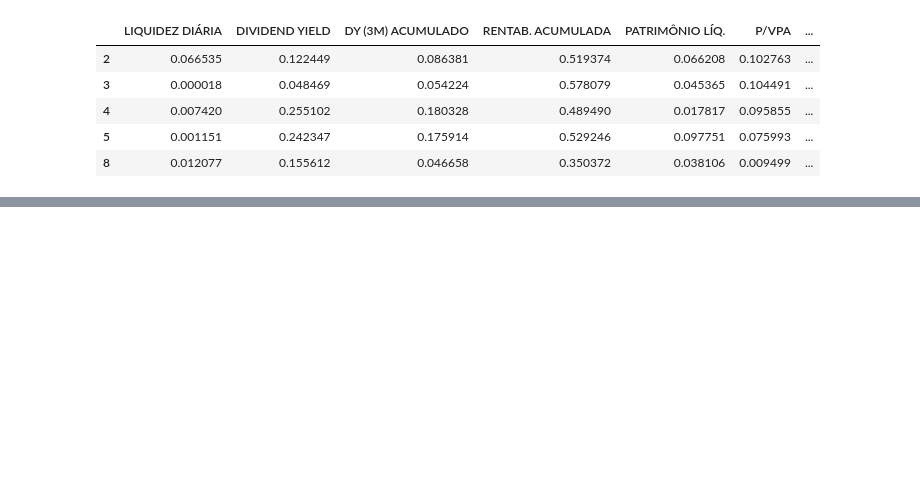
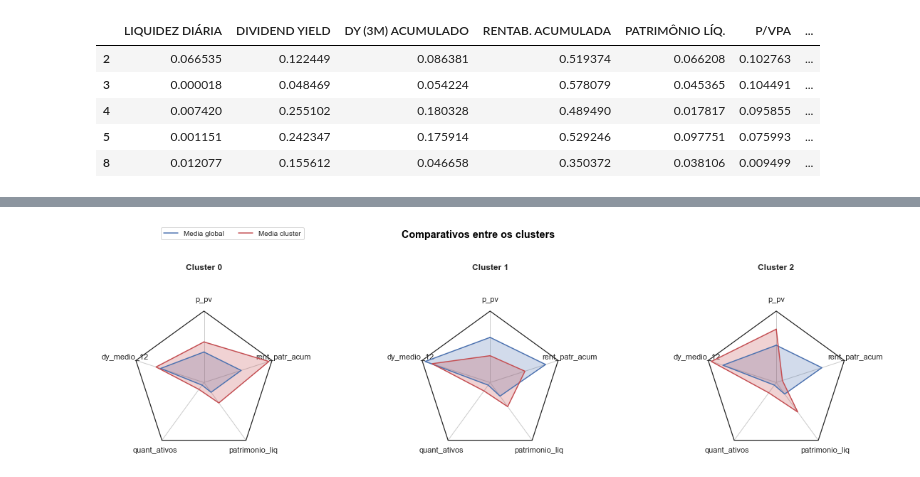
Before and after one commit to oliveiratiano/funds_explorer, a Jupyter notebook: agrupamento.ipynb, the cells around one changed output, grey strips where cells are left out. Saved outputs shown, nothing was run; the diff lists cells and outputs as text; code cells hidden in the pictures; blank space fills up the shorter version.

Commit message:
Inclusao de radares

```diff
--- a/agrupamento.ipynb
+++ b/agrupamento.ipynb
@@ -21,6 +21,7 @@ df.columns = [str.replace('\n', ' ') for str in df.columns]
 df_variaveis = df.drop(['CÓDIGO DO FUNDO', 'SETOR'], axis = 1)
 locale.setlocale(locale.LC_NUMERIC, '')
 df_variaveis = df_variaveis.replace(r'[R\$ %\n]', '', regex = True).astype(str).applymap(locale.atof)
+df_full = df_variaveis.copy()
 corr_matrix = df_variaveis.corr().abs()
 corr_matrix = df_variaveis.corr().abs()
 upper = corr_matrix.where(np.triu(np.ones(corr_matrix.shape), k=1).astype(np.bool))
@@ -110,0 +114,98 @@ plt.show()
+# %%
+import radar
+
+df_variaveis = df_variaveis.reset_index().set_index('index')
+X_p = (pd.merge(X_tr.reset_index().set_index('index'),
+          df_full.reset_index().set_index('index'), how='inner',
+          left_on='index', right_on='index').fillna(0).loc[:,
+                                                           ['DY (12M) MÉDIA',
+                                                            'P/VPA_y',
+                                                            'QUANTIDADE ATIVOS_y',
+                                                            'PATRIMÔNIO LÍQ._y',
+                                                            'RENTAB. PATR. ACUMULADA_y',
+                                                            'clusters']]).reset_index()
+
+X_p.columns = ['index','p_pv', 'dy_medio_12', 'quant_ativos', 'patrimonio_liq', 'rent_patr_acum','clusters']
+for i in range(1, X_p.shape[1]-1):
+    minimo = np.min(X_p.iloc[:,i])
+    maximo = np.max(X_p.iloc[:,i])
+    X_p.iloc[:,i] = X_p.iloc[:,i].apply(lambda x: (x-minimo)/(maximo-minimo))
+medios = [X_p['p_pv'].mean(),
+          X_p['dy_medio_12'].mean(),
+          X_p['quant_ativos'].mean(),
+          X_p['patrimonio_liq'].mean(),
+          X_p['rent_patr_acum'].mean()]
+def escalar_coluna(X_p, coluna, cluster):
+    minimo = np.min(X_p.loc[X_p.clusters == cluster, coluna])
+    maximo = np.max(X_p.loc[X_p.clusters == cluster, coluna])
+    X_p.loc[X_p.clusters == cluster, coluna] = (X_p.loc[X_p.clusters == cluster, coluna]
+                                                .apply(lambda x: (x-minimo)/(maximo-minimo)))
+[escalar_coluna(X_p, coluna, 0) for coluna in ['p_pv','dy_medio_12', 'quant_ativos', 'patrimonio_liq', 'rent_patr_acum']]
+medios_0 = [X_p.loc[X_p.clusters == 0, 'p_pv'].mean(),
+            X_p.loc[X_p.clusters == 0,'dy_medio_12'].mean(),
+            X_p.loc[X_p.clusters == 0,'quant_ativos'].mean(),
+            X_p.loc[X_p.clusters == 0,'patrimonio_liq'].mean(),
+            X_p.loc[X_p.clusters == 0,'rent_patr_acum'].mean()]
+[escalar_coluna(X_p, coluna, 1) for coluna in ['p_pv','dy_medio_12', 'quant_ativos', 'patrimonio_liq', 'rent_patr_acum']]
+medios_1 = [X_p.loc[X_p.clusters == 1, 'p_pv'].mean(),
+            X_p.loc[X_p.clusters == 1,'dy_medio_12'].mean(),
+            X_p.loc[X_p.clusters == 1,'quant_ativos'].mean(),
+            X_p.loc[X_p.clusters == 1,'patrimonio_liq'].mean(),
+            X_p.loc[X_p.clusters == 1,'rent_patr_acum'].mean()]
+[escalar_coluna(X_p, coluna, 2) for coluna in ['p_pv','dy_medio_12', 'quant_ativos', 'patrimonio_liq', 'rent_patr_acum']]
+medios_2 = [X_p.loc[X_p.clusters == 2, 'p_pv'].mean(),
+            X_p.loc[X_p.clusters == 2,'dy_medio_12'].mean(),
+            X_p.loc[X_p.clusters == 2,'quant_ativos'].mean(),
+            X_p.loc[X_p.clusters == 2,'patrimonio_liq'].mean(),
+            X_p.loc[X_p.clusters == 2,'rent_patr_acum'].mean()]
+
+data = [
+    ['p_pv', 'dy_medio_12', 'quant_ativos', 'patrimonio_liq', 'rent_patr_acum'],
+    ('Cluster 0', [
+        medios,
+        medios_0
+        ]),
+    ('Cluster 1', [
+        medios,
+        medios_1
+        ]),
+    ('Cluster 2', [
+        medios,
+        medios_2
+        ]),
+]
+
+N = 5
+theta =radar.radar_factory(N, frame='polygon')
+
+data = data
+spoke_labels = data.pop(0)
+
+fig, axes = plt.subplots(figsize=(18, 9), nrows=1, ncols=3,
+                         subplot_kw=dict(projection='radar'))
+fig.subplots_adjust(wspace=1, hspace=1, top=1.3, bottom=0.0)
+
+colors = ['b', 'r', 'g', 'm', 'y']
+# Plot the four cases from the example data on separate axes
+for ax, (title, case_data) in zip(axes.flat, data):
+    ax.set_rgrids([])
+    ax.set_title(title, weight='bold', size='medium', position=(0.5, 1.3),
+                 horizontalalignment='center', verticalalignment='top')
+    for d, color in zip(case_data, colors):
+        ax.plot(theta, d, color=color)
+        ax.fill(theta, d, facecolor=color, alpha=0.25)
+    ax.set_varlabels(spoke_labels)
+
+# add legend relative to top-left plot
+ax = axes[0]
+labels = ('Media global', 'Media cluster',)
+legend = ax.legend(labels, loc=(0.2, 1.5),
+                   labelspacing=0.1, fontsize='small', ncol=5)
+
+fig.text(0.5, 0.965, 'Comparativos entre os clusters',
+         horizontalalignment='center', color='black', weight='bold',
+         size='large')
+
+plt.show()
+# %% [output]
+[figure, added]
```
Also changed, not shown: parts of 3 cells of this notebook, 1 other file.
